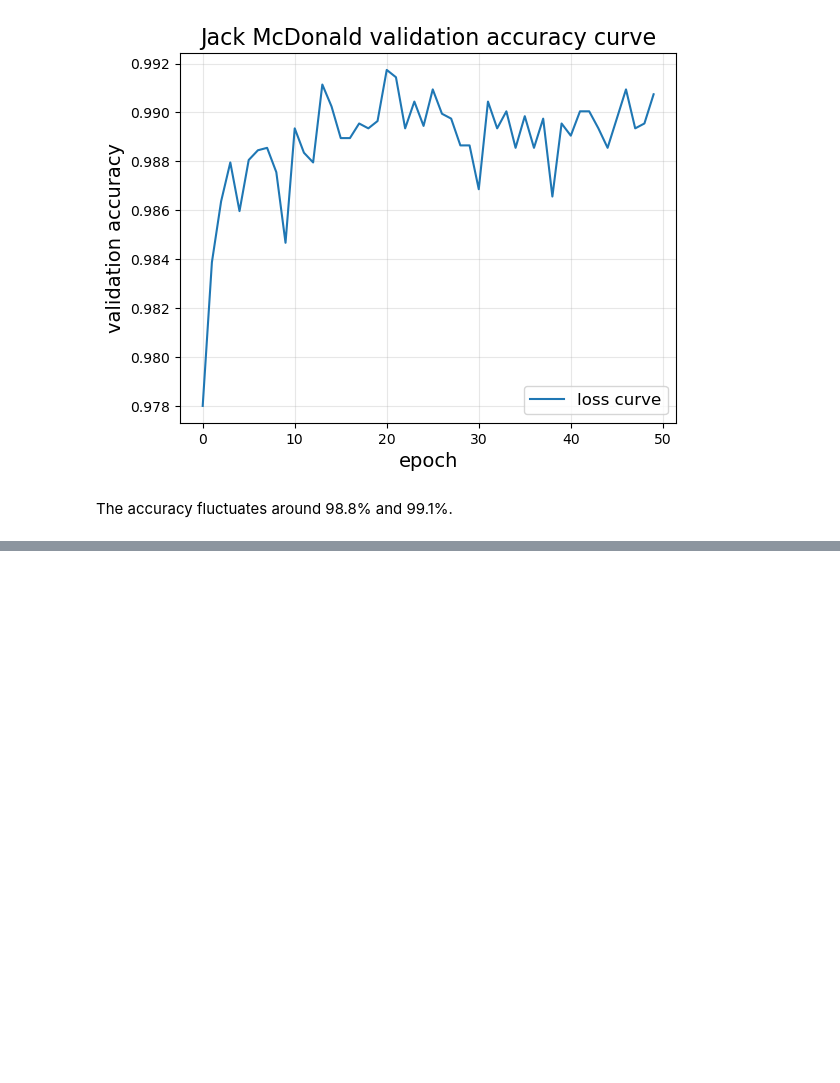
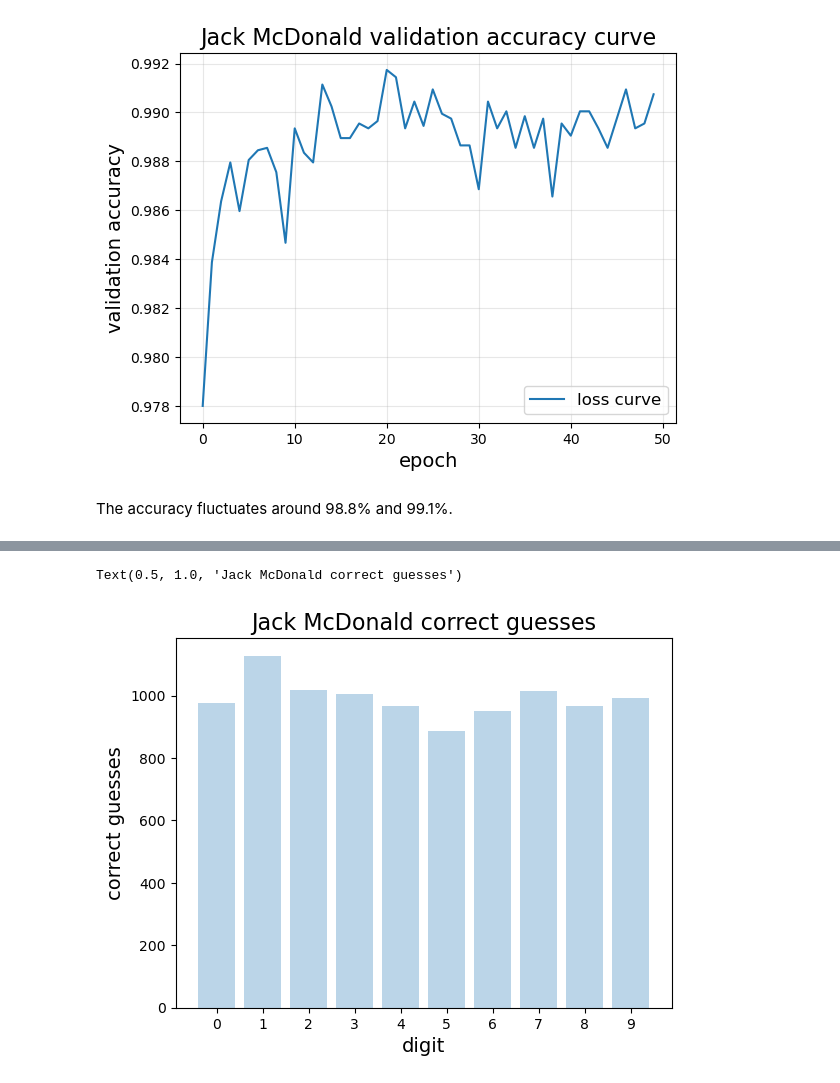
Before and after one commit to speedrun-program/cs457, a Jupyter notebook: lab6/lab6.ipynb, the cells around one changed output, grey strips where cells are left out. Cells and saved outputs as stored; diff of their text form; code cells hidden in the pictures; blank space fills up the shorter version.

```diff
--- a/lab6/lab6.ipynb
+++ b/lab6/lab6.ipynb
@@ -234,0 +278,10 @@ The accuracy fluctuates around 98.8% and 99.1%.
+# %%
+# showing the correct guess rate per digit
+
+plt.bar(list(map(str, range(10))), correct_guesses, alpha=0.3)
+plt.xlabel("digit", fontsize=14)
+plt.ylabel("correct guesses", fontsize=14)
+plt.title("Jack McDonald correct guesses", fontsize=16)
+# %% [output]
+Text(0.5, 1.0, 'Jack McDonald correct guesses')
+[figure, added]
```
Also changed, not shown: parts of 8 cells of this notebook.
